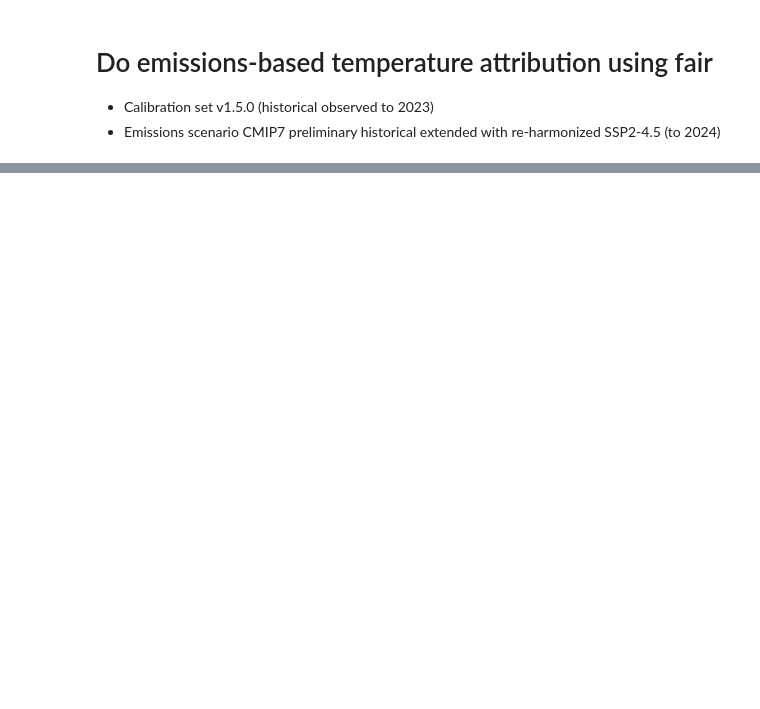
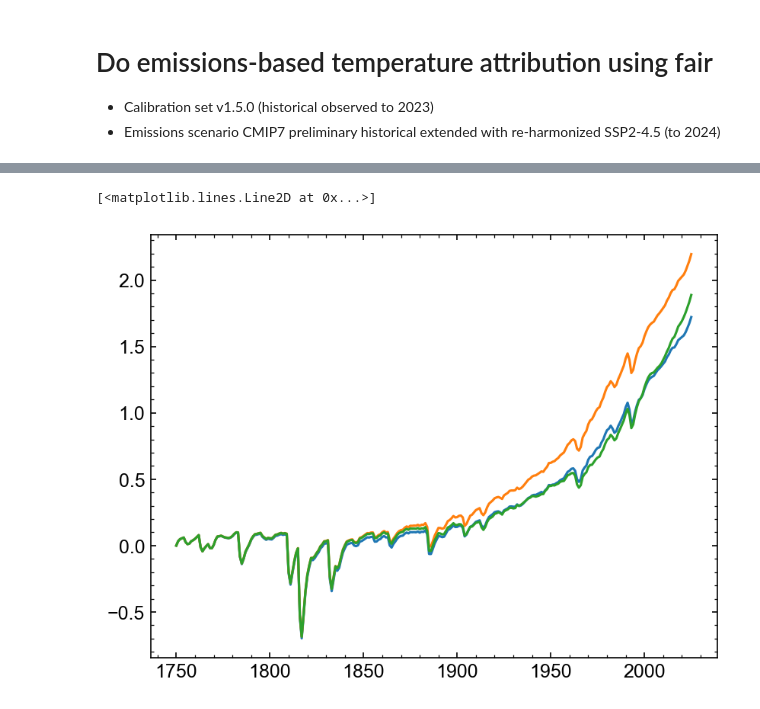
Before and after one commit to benmsanderson/emissions-attribution, a Jupyter notebook: notebooks/run-emissions.ipynb, the cells around one changed output, grey strips where cells are left out. Cells and saved outputs as stored; diff of their text form; code cells hidden in the pictures; blank space fills up the shorter version.

```diff
--- a/notebooks/run-emissions.ipynb
+++ b/notebooks/run-emissions.ipynb
@@ -74,3 +85,20 @@ pl.plot(
+# %%
+
+pl.plot(
+    f.timebounds,
+    mnr
+)
+pl.plot(
+    f.timebounds,
+    mnr+dch4
+)
+pl.plot(
+    f.timebounds,
+    mnr+dch4+dso2
+)
+# %% [output]
+[<matplotlib.lines.Line2D at 0x...>]
+[figure, added]
 # %%
 f_noco2 = FAIR()
 f_noco2.define_time(1750, 2025, 1)
```
Also changed, not shown: parts of 25 cells of this notebook, 4 other files.
